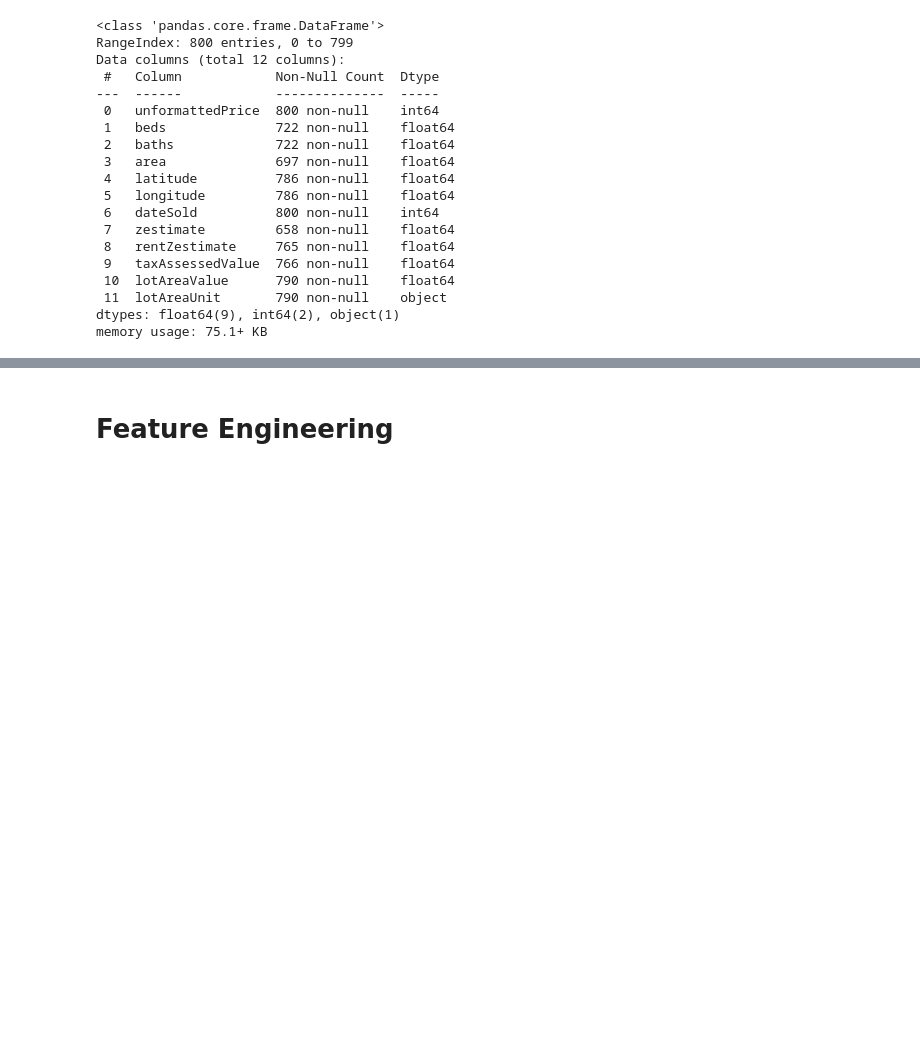
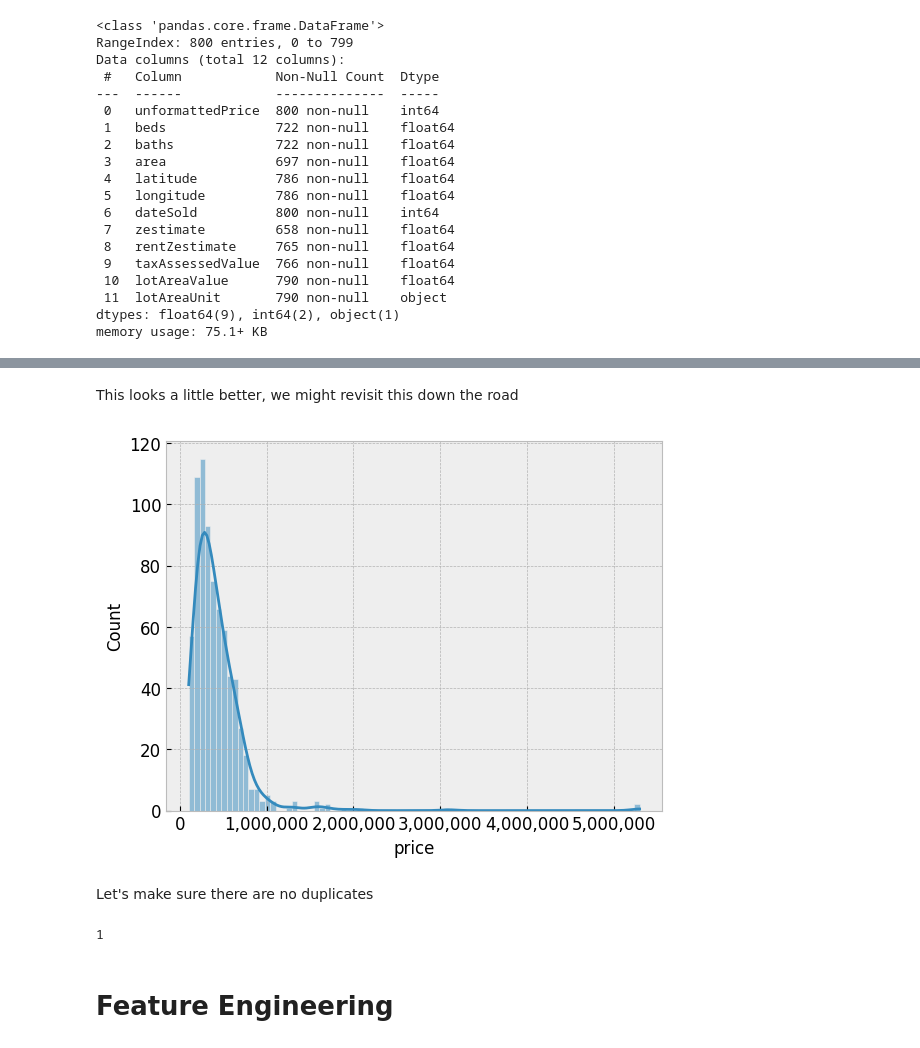
Before and after one commit to JoshAnness/Loveland-Housing-Model, a Jupyter notebook: source.ipynb, the cells around one changed output, grey strips where cells are left out. Cells and saved outputs as stored; diff of their text form; code cells hidden in the pictures; blank space fills up the shorter version.

```diff
--- a/source.ipynb
+++ b/source.ipynb
@@ -209,0 +194,3 @@ memory usage: 175.9+ KB
+# %%
+houses = pd.read_csv('houses.csv')
+houses.info()
@@ -274,0 +282,3 @@ sns.histplot(houses['price'])
+# %%
+houses = houses[(houses['price'] > 100000) & (houses['price'] < 10000000)]
+houses['price'].describe()
@@ -275,3 +295,17 @@ sns.histplot(houses['price'])
+# %% [markdown]
+This looks a little better, we might revisit this down the road
+# %%
+ax = sns.histplot(houses['price'], kde=True)
+ax.xaxis.set_major_formatter(plt.FuncFormatter('{:,.0f}'.format))
+plt.show()
+# %% [output]
+[figure, added]
+# %% [markdown]
+Let's make sure there are no duplicates
+# %%
+houses.duplicated().sum()
+# %% [output]
+1
 # %% [markdown]
 # Feature Engineering
 # %% [markdown]
```
Also changed, not shown: parts of 22 cells of this notebook.
